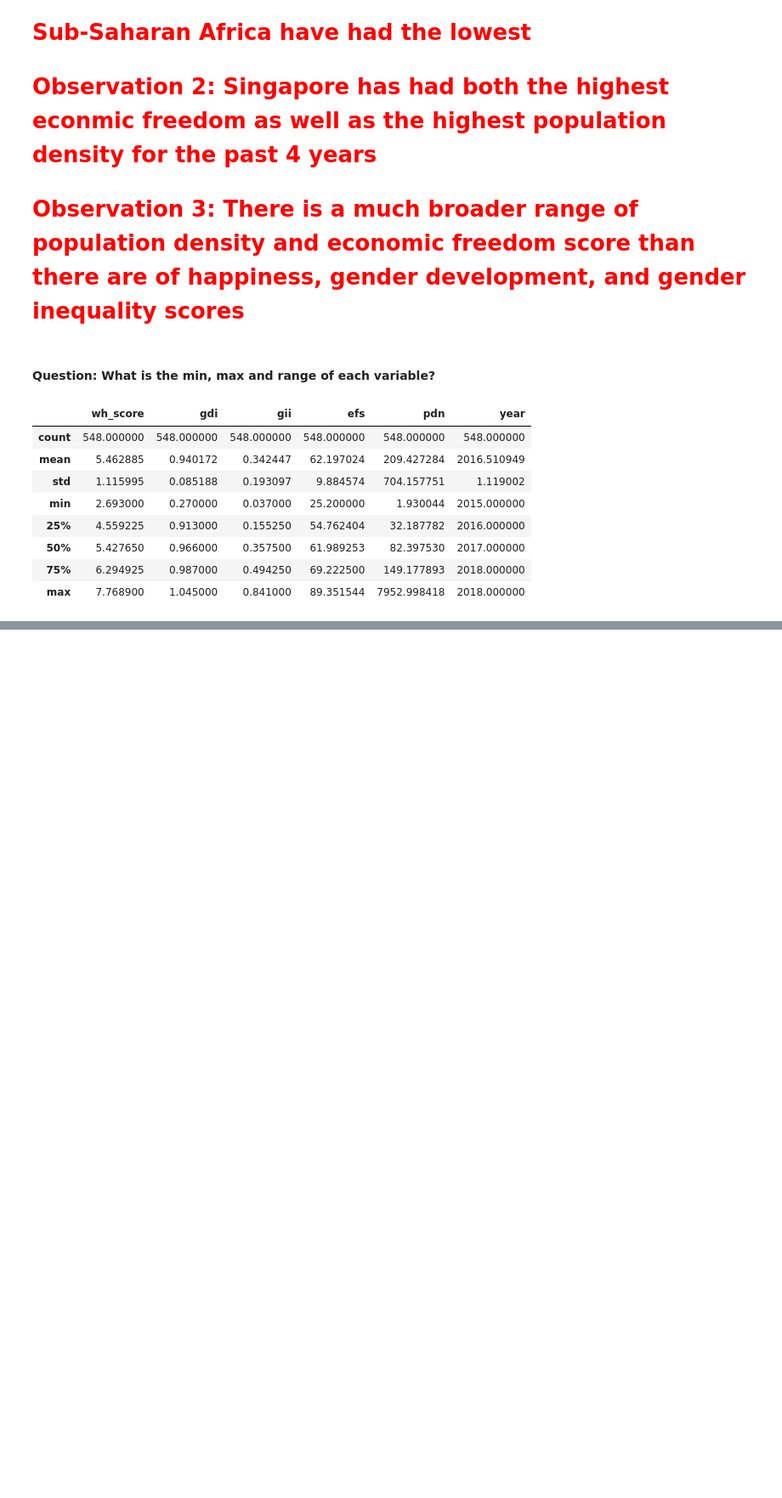
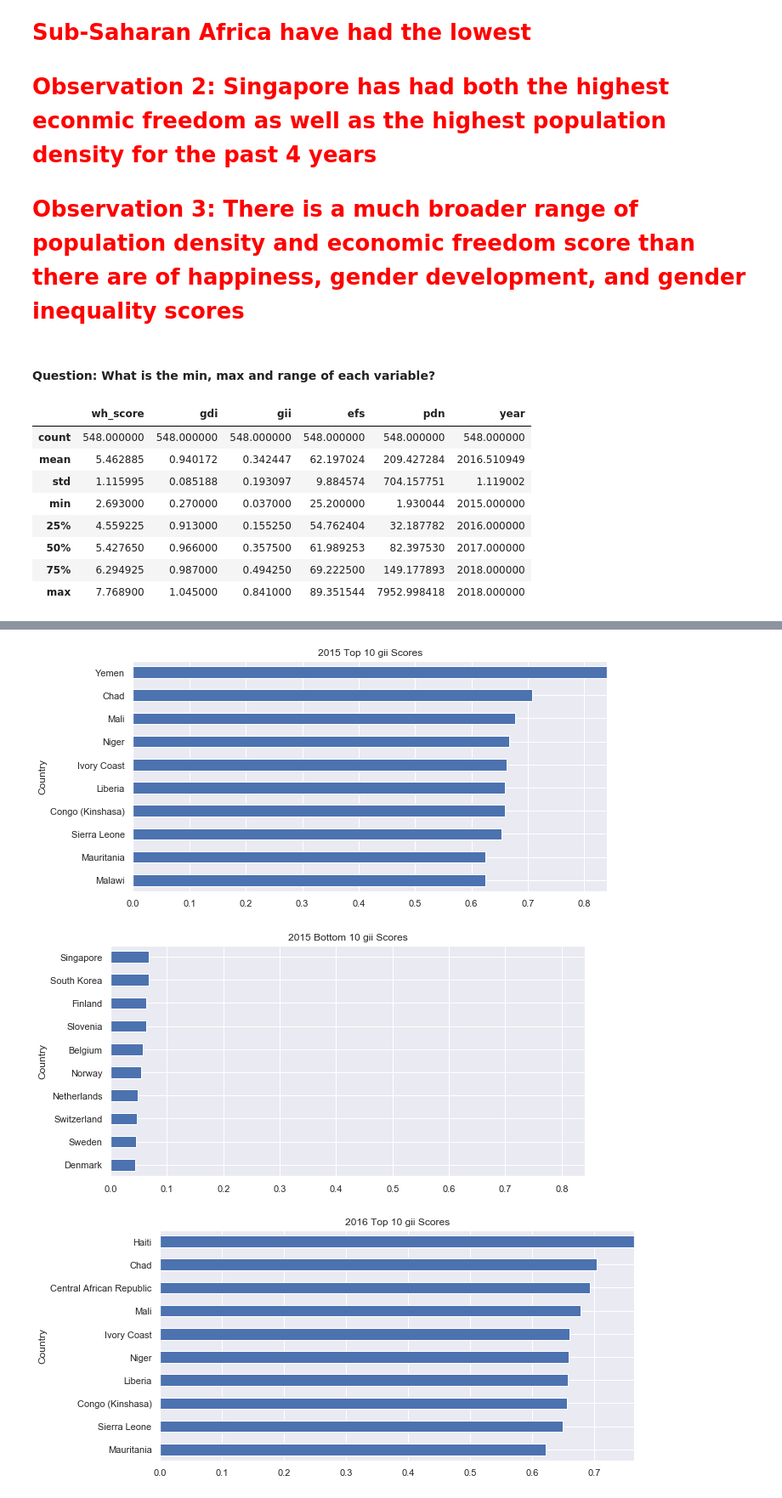
Before and after one commit to nina-driver/Springboard-Capstone-1, a Jupyter notebook: Data Storytelling.ipynb, the cells around one changed output, grey strips where cells are left out. Shown at 85% size. Drawn from its saved outputs; the diff is of its cells as text; code cells hidden in the pictures; blank space fills up the shorter version.

```diff
--- a/Data Storytelling.ipynb
+++ b/Data Storytelling.ipynb
@@ -115,0 +124,7 @@ Population Density range: 7951.068
+# %%
+for df in dfs:
+    top_bottom(df, 'gii')
+# %% [output]
+[figure, added]
+[figure, added]
+[figure, added]
```
Also changed, not shown: parts of 28 cells of this notebook.
